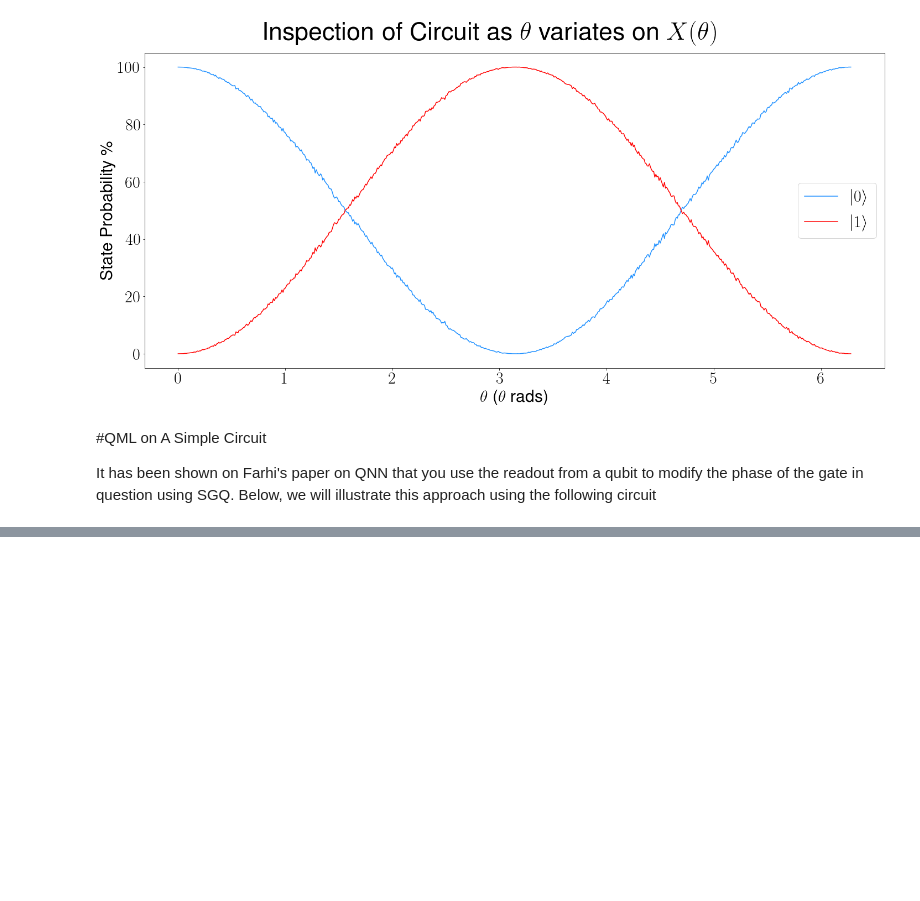
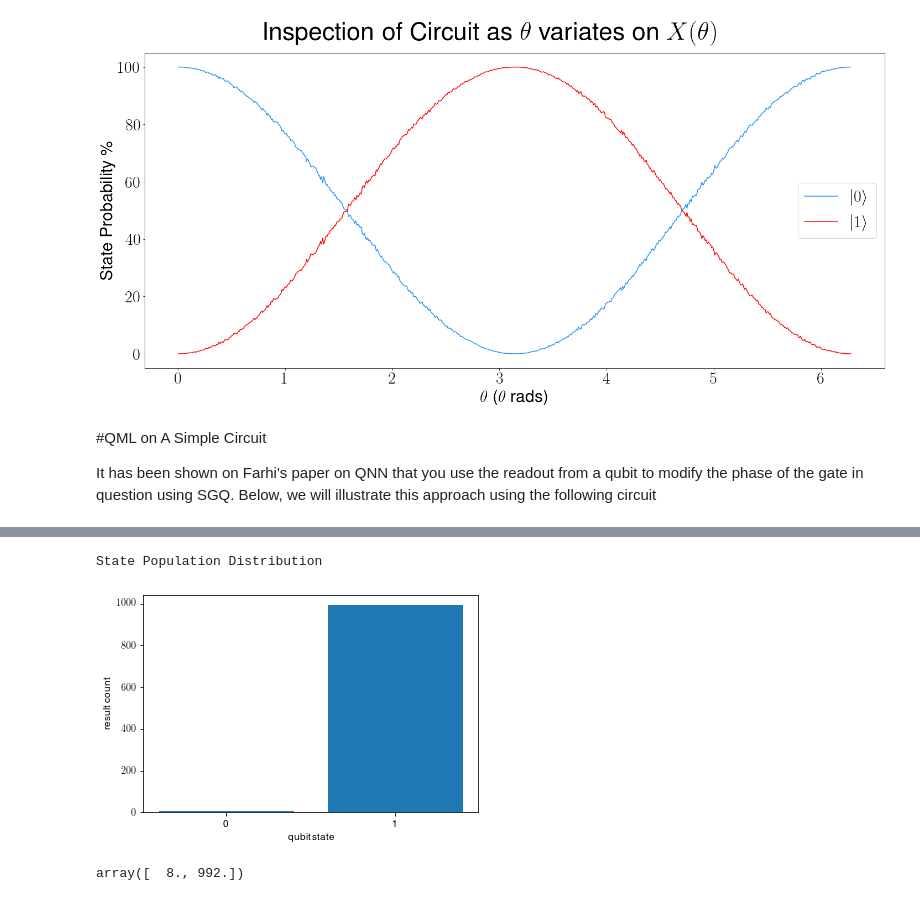
Before and after one commit to enriqueasegura/Quantum-X, a Jupyter notebook: QMLHEP_Task.ipynb, the cells around one changed output, grey strips where cells are left out. Drawn from its saved outputs; the diff is of its cells as text; code cells hidden in the pictures; blank space fills up the shorter version.

```diff
--- a/QMLHEP_Task.ipynb
+++ b/QMLHEP_Task.ipynb
@@ -560,0 +599,12 @@ plt.subplots_adjust(top=.8)
+# %%
+simulator = cirq.Simulator()
+
+num_reps = 10000
+
+result = simulator.run(optimized_c,repetitions=1000)
+print('State Population Distribution')
+cirq.plot_state_histogram(result)
+# %% [output]
+State Population Distribution
+[figure, added]
+array([  8., 992.])
```
Also changed, not shown: parts of 16 cells of this notebook.
